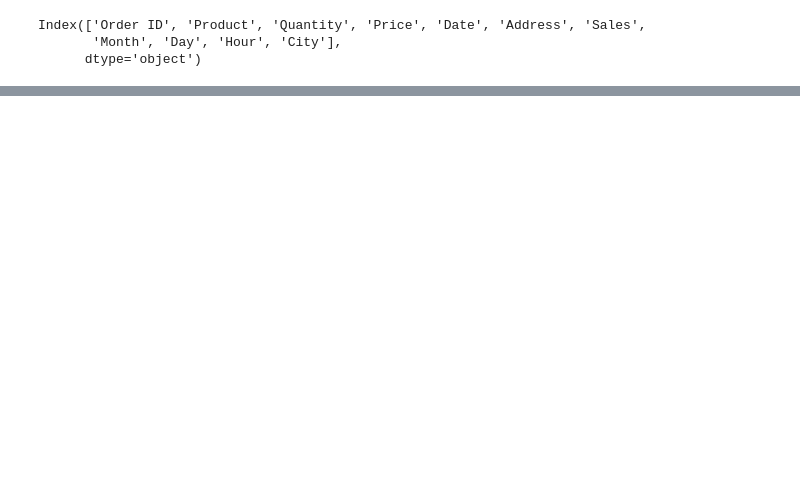
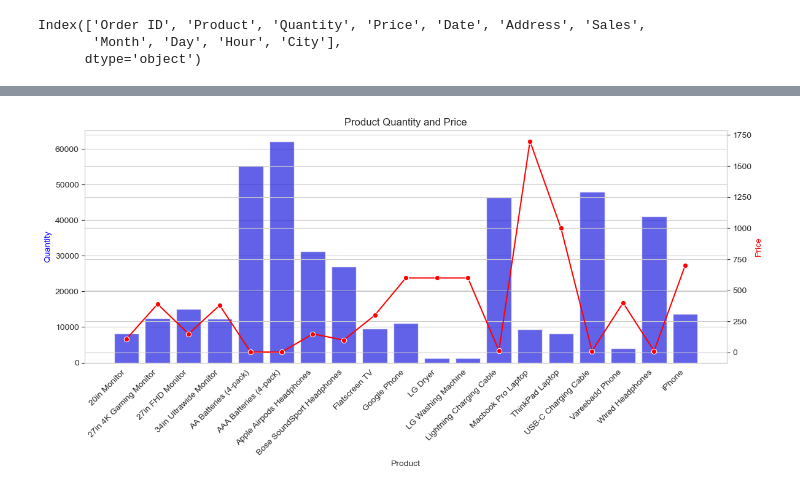
Before and after one commit to HaColab2k/Data-analyst, a Jupyter notebook: Projects/SalesReport.ipynb, the cells around one changed output, grey strips where cells are left out. Cells and saved outputs as stored; diff of their text form; code cells hidden in the pictures; blank space fills up the shorter version.

```diff
--- a/Projects/SalesReport.ipynb
+++ b/Projects/SalesReport.ipynb
@@ -317,0 +322,7 @@ Name: All Products, dtype: int64
+# %%
+# Create new df
+quantity_products = df.groupby('Product').sum()['Quantity']
+price_products = df.groupby('Product').mean()['Price']
+products_ls = [product for product, quant in quantity_products.items()]
+new_df = pd.DataFrame({'Product': quantity_products.index, 'Quantity': quantity_products.values, 'Price': price_products.values})
+new_df.head()
@@ -317,0 +336,25 @@ Name: All Products, dtype: int64
+# %%
+# Create the overlay plot
+plt.figure(figsize=(12, 6))  # Adjust the figure size
+
+sns.set_style("whitegrid")
+
+# Bar plot for quantity
+ax = sns.barplot(x='Product', y='Quantity', data=new_df, color='blue', alpha=0.7)
+ax.set_xticklabels(ax.get_xticklabels(), rotation=45, ha='right')  # Rotate x-axis labels
+
+# Line plot for price
+ax2 = ax.twinx()
+sns.lineplot(x='Product', y='Price', data=new_df, ax=ax2, color='red', marker='o')
+
+# Adding labels and title
+ax.set_ylabel('Quantity', color='blue')
+ax2.set_ylabel('Price', color='red')
+ax.set_xlabel('Product')
+plt.title('Product Quantity and Price')
+
+plt.tight_layout()  # Adjust layout to prevent clipping of labels
+
+plt.show()
+# %% [output]
+[figure, added]
```
Also changed, not shown: parts of 31 cells of this notebook.
